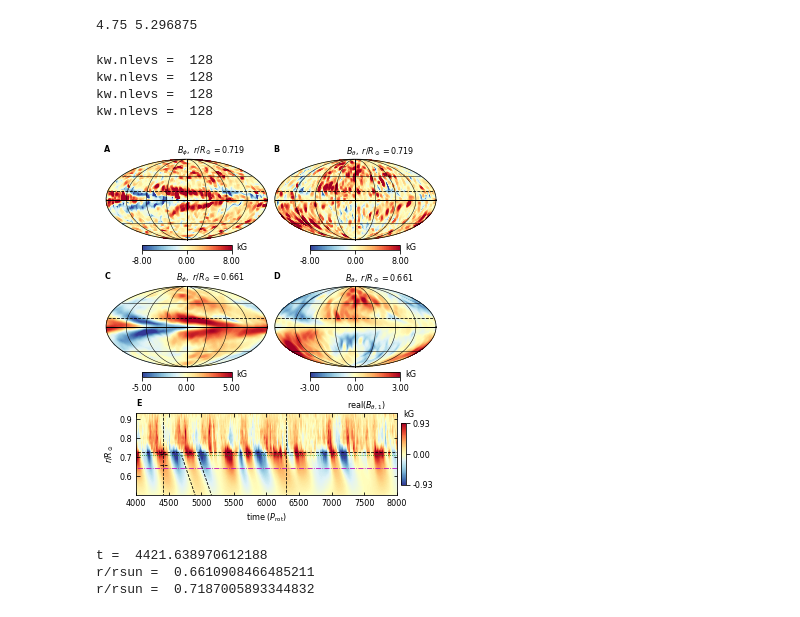
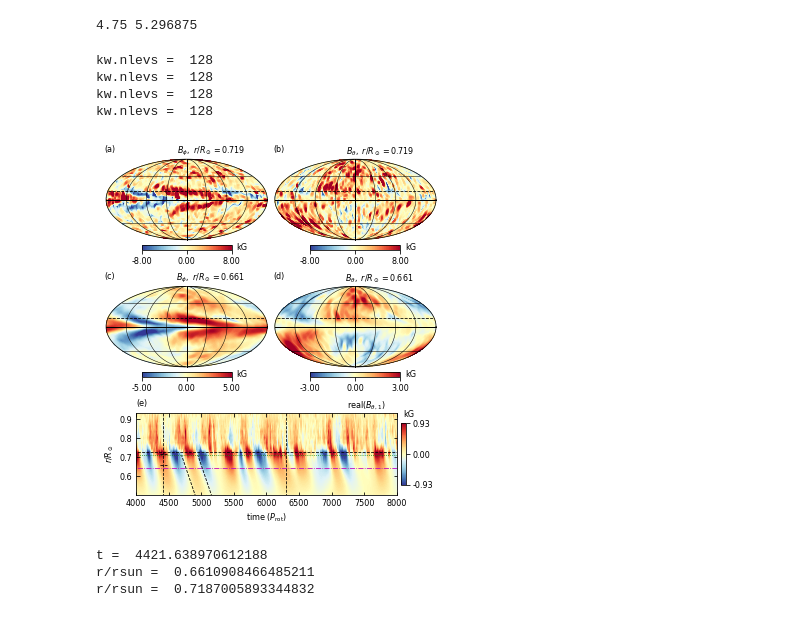
Before and after one commit to illorenzo7/Tacho_Letter_Plots_Part2, a Jupyter notebook: 00_moll_with_timerad.ipynb, the cells around one changed output. Saved outputs shown, nothing was run; the diff lists cells and outputs as text; code cells hidden in the pictures.

```diff
--- a/00_moll_with_timerad.ipynb
+++ b/00_moll_with_timerad.ipynb
@@ -461,19 +461,19 @@ plt.tick_params(top=True, right=True, direction='in', which='both', labelsize=la
 
 # put A, B, C labels
 line_height = 3/16/fig_height_inches
-fig.text(margin_left, 1 - margin_top + line_height, 'A', ha='left', va='top',\
-         fontweight='bold', fontsize=labelsize)
-fig.text(margin_left + (moll_width+margin_x), 1 - margin_top + line_height, 'B', ha='left', va='top',\
-         fontweight='bold', fontsize=labelsize)
+fig.text(margin_left, 1 - margin_top + line_height, '(a)', ha='left', va='top',\
+         fontsize=labelsize)
+fig.text(margin_left + (moll_width+margin_x), 1 - margin_top + line_height, '(b)', ha='left', va='top',\
+         fontsize=labelsize)
 
-fig.text(margin_left, 1 - 2*margin_top - moll_height - margin_bottom + line_height, 'C',\
-         ha='left', va='top', fontweight='bold', fontsize=labelsize)
+fig.text(margin_left, 1 - 2*margin_top - moll_height - margin_bottom + line_height, '(c)',\
+         ha='left', va='top', fontsize=labelsize)
 fig.text(margin_left + (moll_width+margin_x),\
-         1 - 2*margin_top - moll_height - margin_bottom + line_height, 'D',\
-         ha='left', va='top', fontweight='bold', fontsize=labelsize)
+         1 - 2*margin_top - moll_height - margin_bottom + line_height, '(d)',\
+         ha='left', va='top', fontsize=labelsize)
 
-fig.text(tr_margin_left, tr_margin_bottom + tr_height + line_height, 'E', ha='left', va='top',\
-         fontweight='bold', fontsize=labelsize)
+fig.text(tr_margin_left, tr_margin_bottom + tr_height + line_height, '(e)', ha='left', va='top',\
+         fontsize=labelsize)
 
 
 # label B_phi and B_theta
@@ -487,34 +487,34 @@ fig.text(margin_left + 2*moll_width + margin_x, 1 - margin_top + line_height,\
 
 fig.text(margin_left + moll_width,\
          1 - 2*margin_top - moll_height - margin_bottom + line_height,\
          r'$B_\phi,\ r/R_\odot=%.3f$' %(a.radius[ir]/rsun) + buffspace,\
          ha='right', va='top', fontsize=labelsize)
 fig.text(margin_left + 2*moll_width + margin_x,\
          1 - 2*margin_top - moll_height - margin_bottom + line_height,\
          r'$B_\theta,\ r/R_\odot=%.3f$' %(a.radius[ir]/rsun) + buffspace,\
          ha='right', va='top', fontsize=labelsize)
 
 
 # label the depths at left
 #fig.text(margin_left - margin_x, 1 - margin_top - 0.5*moll_height,
 #         r'$r/R_\odot=%.3f$' %(a.radius[ircz]/rsun),\
 #         ha='right', va='center', rotation=90, fontsize=1.0*labelsize)
 #fig.text(margin_left - margin_x, 1 - margin_top - 1.5*moll_height - margin_bottom,
 #         r'$r/R_\odot=%.3f$' %(a.radius[ir]/rsun),\
 #         ha='right', va='center', rotation=90, fontsize=1.0*labelsize)
 
 # label the time rad
 fig.text(tr_margin_left + tr_width, tr_margin_bottom + tr_height + line_height,\
          r'${\rm{real}}(B_{\theta,1})$' + 5*' ', ha='right', va='top',\
          fontweight='bold', fontsize=labelsize)
 
 plt.savefig('images/mollB_and_timerad.png', dpi=300)
 # %% [output]
 kw.nlevs =  128
 kw.nlevs =  128
 kw.nlevs =  128
 kw.nlevs =  128
-[figure, old version]
+[figure, new version]
 # %%
 #print("t1 = ", a1.time[0]/time_unit)
 print("t = ", a.time[0]/time_unit)
```
Also changed, not shown: 6 other files.
